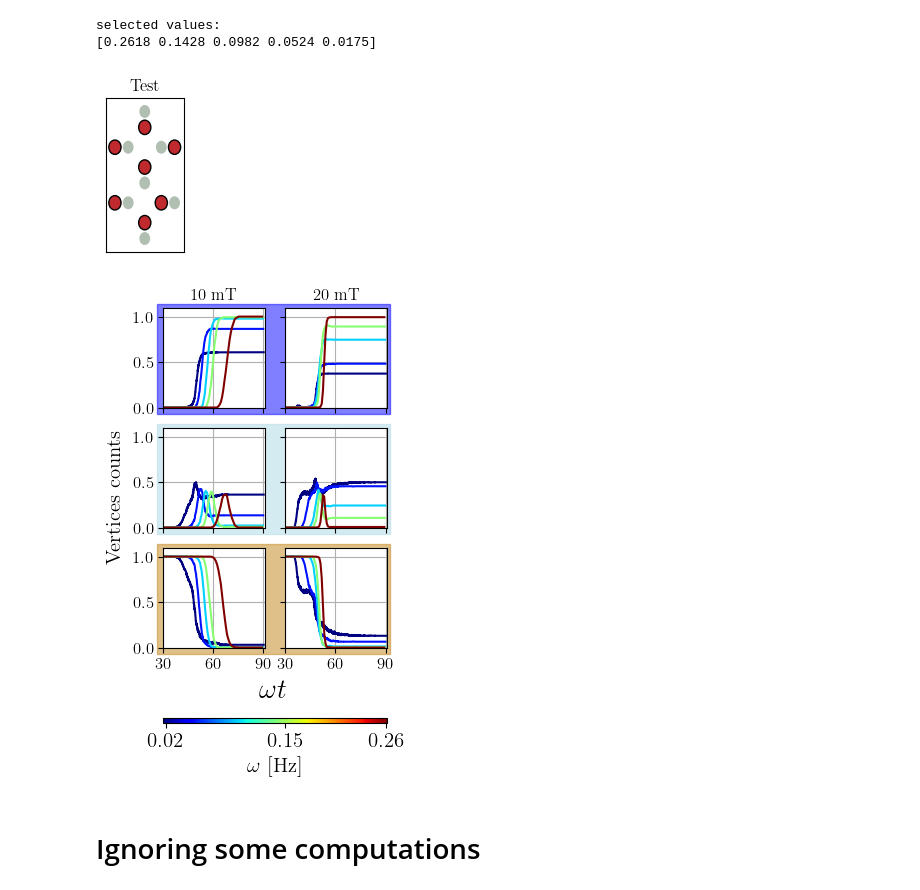
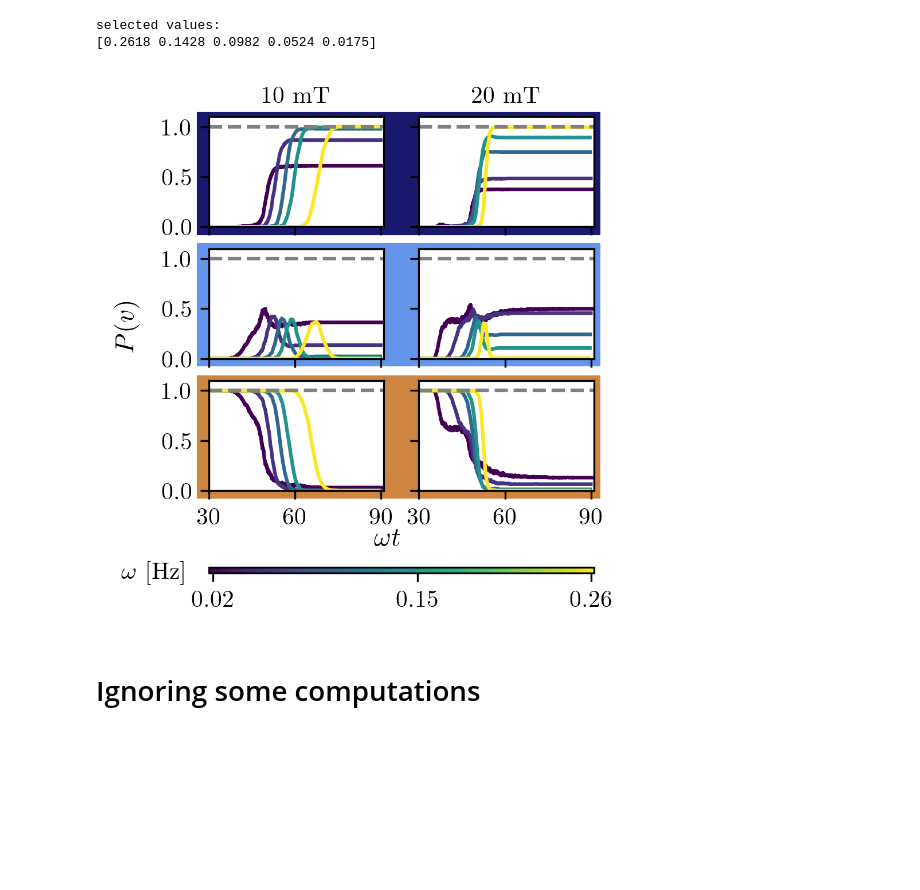
Before and after one commit to leogabac/reentrancy, a Jupyter notebook: src/notebooks/figure2.ipynb, the cells around one changed output. Saved outputs shown, nothing was run; the diff lists cells and outputs as text; code cells hidden in the pictures; blank space fills up the shorter version.

```diff
--- a/src/notebooks/figure2.ipynb
+++ b/src/notebooks/figure2.ipynb
@@ -32,9 +32,9 @@ plt.rcParams.update({
     'font.family': 'serif',
     'text.usetex': True,
     'pgf.rcfonts': False,
-    'xtick.labelsize':12,
-    'ytick.labelsize':12,
-    'axes.labelsize':20,
+    'xtick.labelsize':10,
+    'ytick.labelsize':10,
+    'axes.labelsize':11,
 })
 # %%
 DATA_PATH = '../../data/test11'
@@ -109,33 +86,24 @@ def plot_simple_colloids(ax, title, centers, dirs, sep=1/7, scale=0.6, color='gr
-# %%
-fig, ax = plt.subplots(figsize=(1,2))
-centers = np.array([[0,0],[1,0],[1/2,1/2],[1/2,-1/2],[1/2,3/2],[0,1],[1,1]])
-af4 = np.array([[1,0],[-1,0],[0,-1],[0,1],[0,1],[-1,0],[1,0]])
-af2 = np.array([[-1,0],[-1,0],[0,-1],[0,1],[0,1],[1,0],[1,0]])
-zero = np.array([[-1,0],[-1,0],[0,1],[0,1],[0,-1],[-1,0],[1,0]])
-
-
-plot_simple_colloids(ax,'Test',centers,zero)
-plt.show()
-# %% [output]
-[figure, removed]
 # %%
-fig, axes = plt.subplots(3, 2, figsize=(3.2,5), dpi=100)
+fig, axes = plt.subplots(3, 2, figsize=(3.2,3.2), dpi=300)
 
 norm = plt.Normalize(min(ws),max(ws))
-cmap = plt.get_cmap('jet')
+cmap = plt.get_cmap('viridis')
 
 field_values = [10,20]
+
+# ==========================================================================================================
+# MAIN PLOTS
+# ==========================================================================================================
 
 # plotting the fields
 for j,B in enumerate(field_values):
     # here j selects the column in which it is going to be plotted
     for i,(w,cdf_w) in enumerate(raw_data.groupby('omega')):
-
         if w in ws:
             cdf_wB = cdf_w.xs(B,level='field')
 
             axes[0][j].plot(cdf_wB.theta*180/np.pi,cdf_wB.I + cdf_wB.VI, color = cmap(norm(w)))
-            axes[0][j].set_title(f'${B}$ mT')
+            axes[0][j].set_title(f'${B}$ mT',fontsize=10)
 
             axes[1][j].plot(cdf_wB.theta*180/np.pi,cdf_wB.II + cdf_wB.V, color = cmap(norm(w)))
 
@@ -151,7 +119,8 @@ for i in range(3):
         axes[i][j].set_xticks([30,60,90])
         axes[i][j].set_yticks([0,0.5,1])
 
-        axes[i][j].grid()
+        axes[i][j].axhline(1, color ='gray', linestyle='--')
+
 
         if i<2:
             axes[i][j].set_xticklabels([])
@@ -160,49 +129,59 @@ for i in range(3):
             axes[i][j].set_yticklabels([])
 
 
+# ==========================================================================================================
+# COLORBAR
+# ==========================================================================================================
+
 # putting a colorbar
-fig.text(0.5,0.1,'$\\omega t$', fontsize=20)
-fig.text(0.05, 0.5, 'Vertices counts', ha='center', va='center', rotation=90, fontsize=15)
+fig.text(0.5,0.1,'$\\omega t$', fontsize=11)
+fig.text(0.05, 0.5, '$P(v)$', ha='center', va='center', rotation=90, fontsize=11)
 
 fig.subplots_adjust(bottom=0.2)  # Adjust the bottom space to make room for the colorbar
 fig.subplots_adjust(left=0.2)  # Adjust the bottom space to make room for the shared axis label
 
 cbar_ax = fig.add_axes([0.2, 0.05, 0.7, 0.01])  # [left, bottom, width, height]
 sm = plt.cm.ScalarMappable(cmap=cmap, norm=norm)
 sm.set_array([])  # Set an empty array to the ScalarMappable
 
 cbar = fig.colorbar(sm, cax=cbar_ax, orientation='horizontal')
-cbar.set_label(label='$\\omega$ [Hz]', fontsize=15)
-cbar.ax.tick_params(labelsize=15)
+#cbar.set_label(label='$\\omega$ [Hz]', fontsize=10)
+cbar.ax.tick_params(labelsize=10)
 
 custom_ticks = np.round(np.array([min(ws), (min(ws)+max(ws)/2) ,max(ws)]),2)
 cbar.set_ticks(custom_ticks)
 cbar.set_ticklabels(custom_ticks)
 
+fig.text(0.1, 0.05, '$\\omega$ [Hz]', fontsize=10, ha='center', va='center')
+# ==========================================================================================================
+# BACKGROUND COLORBOXES
+# ==========================================================================================================
 
 # putting boxes around the rows
 # Colors for each row
-colors = ['blue', 'lightblue', '#c28315']
+colors = ['#191970', '#6495ed', '#cd853f']
 
 fig.add_artist(
     patches.Rectangle(
-        (0.18, 2/3), 0.73, 0.22, color=colors[0], alpha=0.5, transform=fig.transFigure, zorder=0)
+        (0.18, 2/3), 0.73, 0.22, color=colors[0], alpha=1, transform=fig.transFigure, zorder=0)
 )
 
 fig.add_artist(
     patches.Rectangle(
-        (0.18, 0.428), 0.73, 0.22, color=colors[1], alpha=0.5, transform=fig.transFigure, zorder=0)
+        (0.18, 0.428), 0.73, 0.22, color=colors[1], alpha=1, transform=fig.transFigure, zorder=0)
 )
 
 
 fig.add_artist(
     patches.Rectangle(
-        (0.18, 0.187), 0.73, 0.22, color=colors[2], alpha=0.5, transform=fig.transFigure, zorder=0)
+        (0.18, 0.187), 0.73, 0.22, color=colors[2], alpha=1, transform=fig.transFigure, zorder=0)
 )
 
 plt.show()
+fig.savefig('/home/frieren/Dropbox/mnt/martensitepaper/fig2.pdf',dpi=300,bbox_inches='tight')
+fig.savefig('/home/frieren/Dropbox/mnt/martensitepaper/fig2.png',dpi=300,bbox_inches='tight')
 # %% [output]
-[figure, old version]
+[figure, new version]
 # %% [markdown]
 # Ignoring some computations
 # %%
```
Also changed, not shown: parts of 2 cells of this notebook, 9 other files.
